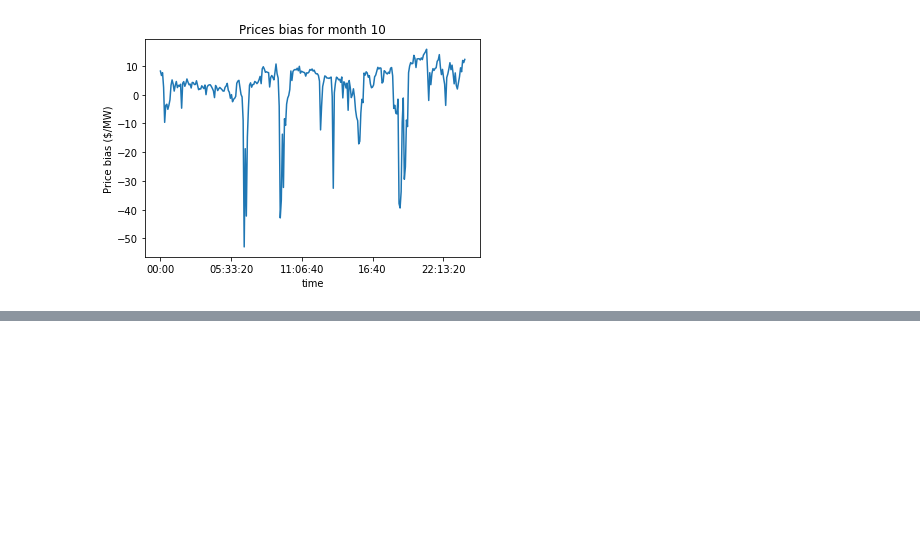
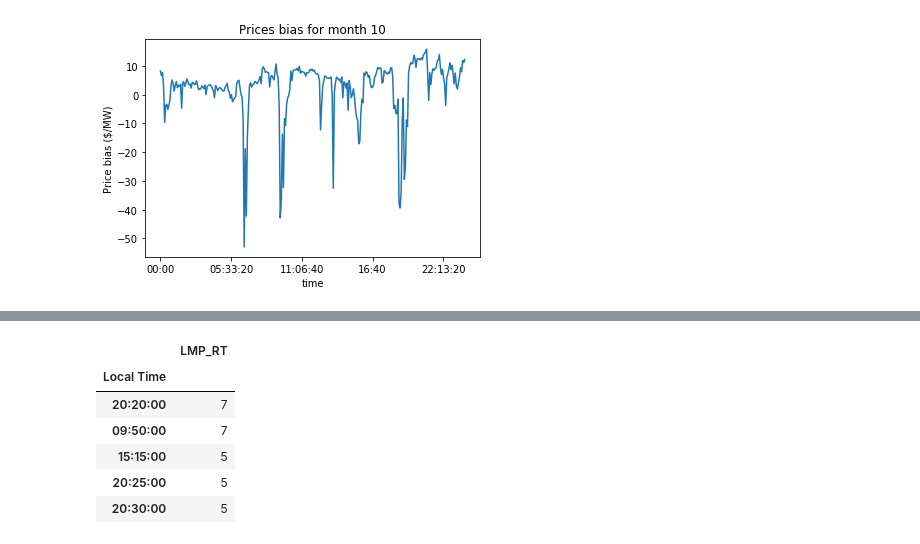
Before and after one commit to felipeascouto/energy, a Jupyter notebook: research_p1.ipynb, the cells around one changed output, grey strips where cells are left out. Cells and saved outputs as stored; diff of their text form; code cells hidden in the pictures; blank space fills up the shorter version.

```diff
--- a/research_p1.ipynb
+++ b/research_p1.ipynb
@@ -743,0 +750,11 @@ by_month[by_month['Local Time']==peaks.index[0]].sort_values('LMP_RT',ascending=
+# %%
+RT_peak = filled[filled['LMP_RT']>200].groupby('Local Time')[['LMP_RT']].count()
+RT_peak.sort_values('LMP_RT',ascending=False).head()
+# %% [output]
+|  | LMP_RT |
+| Local Time |  |
+| 20:20:00 | 7 |
+| 09:50:00 | 7 |
+| 15:15:00 | 5 |
+| 20:25:00 | 5 |
+| 20:30:00 | 5 |
```
Also changed, not shown: parts of 7 cells of this notebook.
